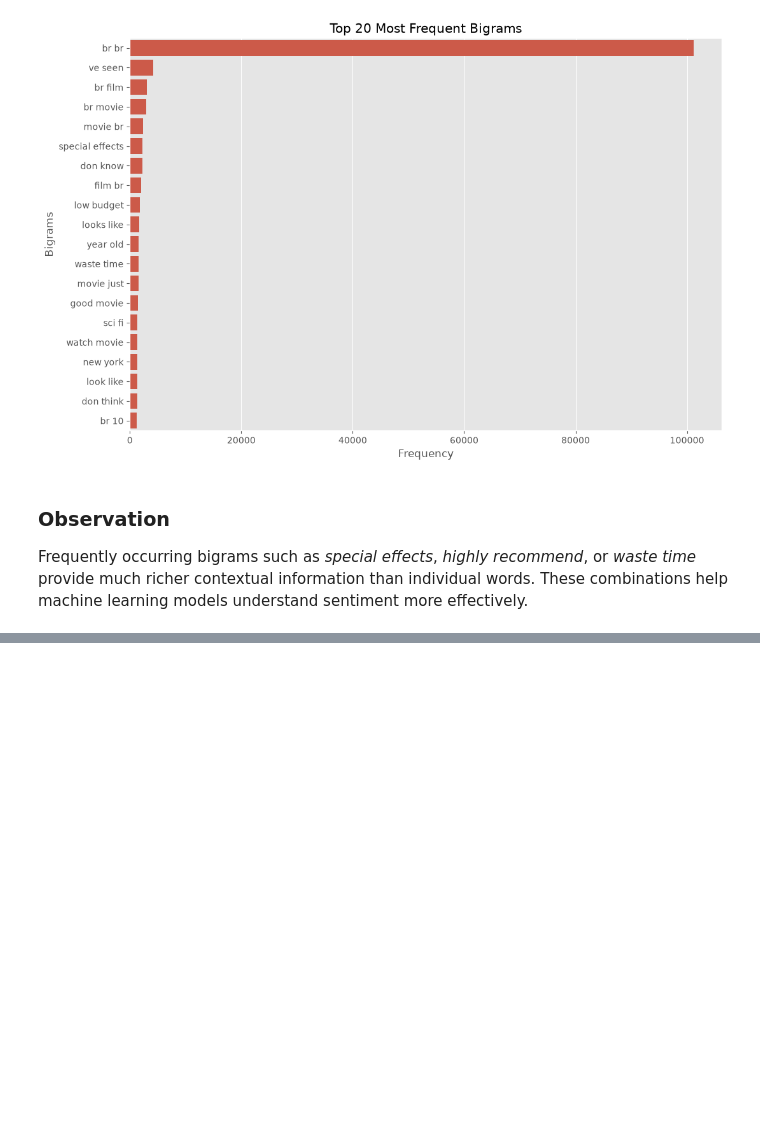
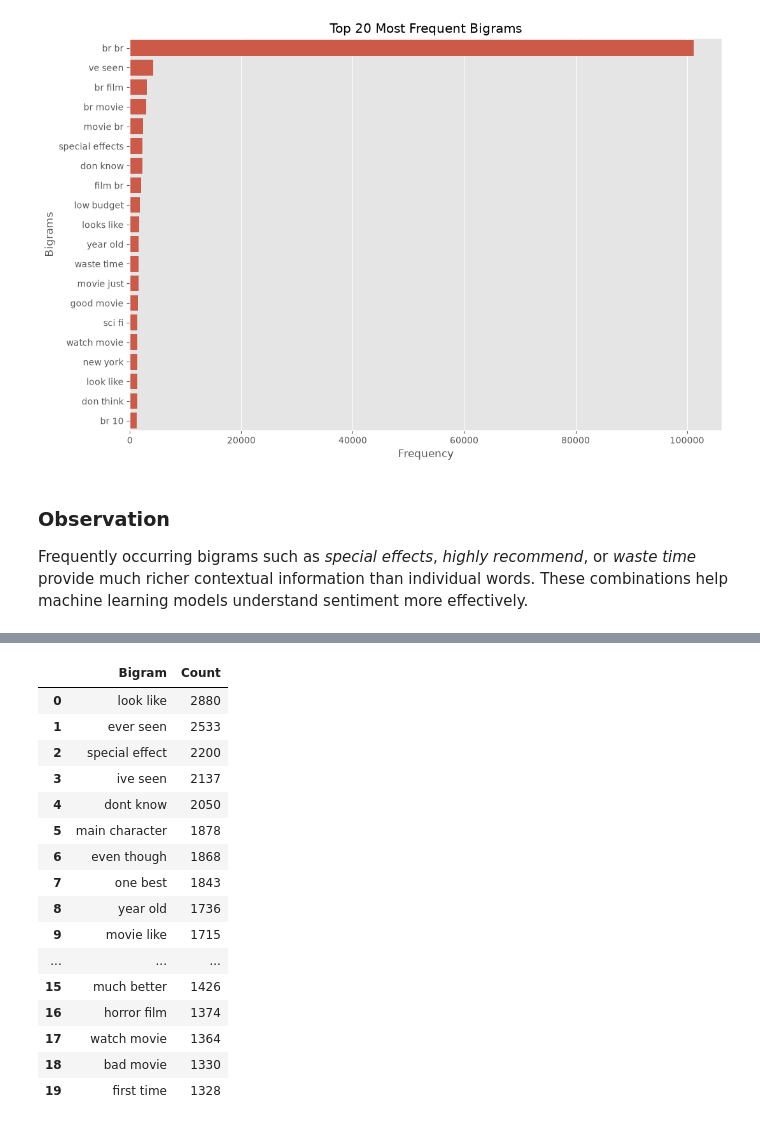
Before and after one commit to Naitik-Tiwari/Sentiment-Analysis-Project, a Jupyter notebook: notebooks/eda.ipynb, the cells around one changed output, grey strips where cells are left out. Saved outputs shown, nothing was run; the diff lists cells and outputs as text; code cells hidden in the pictures; blank space fills up the shorter version.

```diff
--- a/notebooks/eda.ipynb
+++ b/notebooks/eda.ipynb
@@ -379,0 +540,37 @@ Frequently occurring bigrams such as *special effects*, *highly recommend*, or *
+# %%
+from sklearn.feature_extraction.text import CountVectorizer
+
+vectorizer = CountVectorizer(ngram_range=(2,2), max_features=20)
+
+X = vectorizer.fit_transform(df["clean_review"])
+
+sum_words = X.sum(axis=0)
+
+words_freq = [
+    (word, sum_words[0, idx])
+    for word, idx in vectorizer.vocabulary_.items()
+]
+
+words_freq = sorted(words_freq, key=lambda x: x[1], reverse=True)
+
+bigram_df = pd.DataFrame(words_freq, columns=["Bigram","Count"])
+
+bigram_df
+# %% [output]
+|  | Bigram | Count |
+| 0 | look like | 2880 |
+| 1 | ever seen | 2533 |
+| 2 | special effect | 2200 |
+| 3 | ive seen | 2137 |
+| 4 | dont know | 2050 |
+| 5 | main character | 1878 |
+| 6 | even though | 1868 |
+| 7 | one best | 1843 |
+| 8 | year old | 1736 |
+| 9 | movie like | 1715 |
+| ... | ... | ... |
+| 15 | much better | 1426 |
+| 16 | horror film | 1374 |
+| 17 | watch movie | 1364 |
+| 18 | bad movie | 1330 |
+| 19 | first time | 1328 |
```
Also changed, not shown: parts of 26 cells of this notebook, 2 other files.
